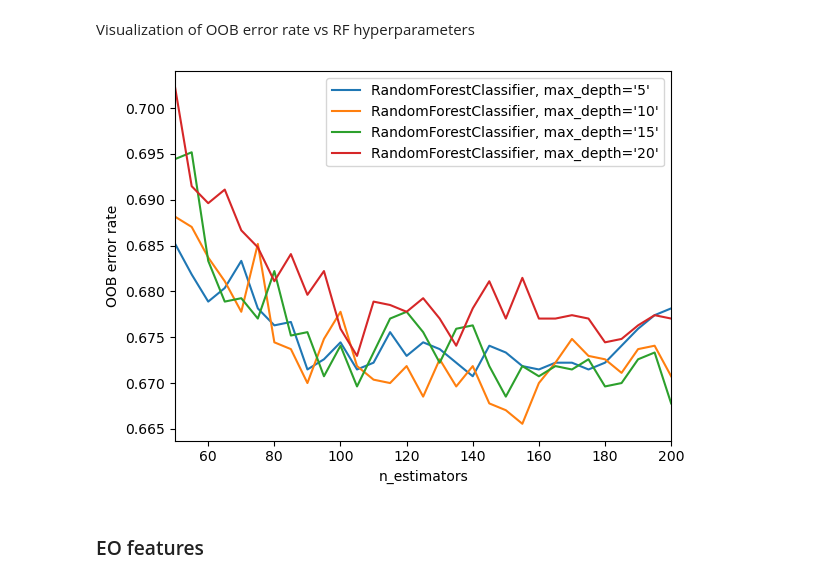
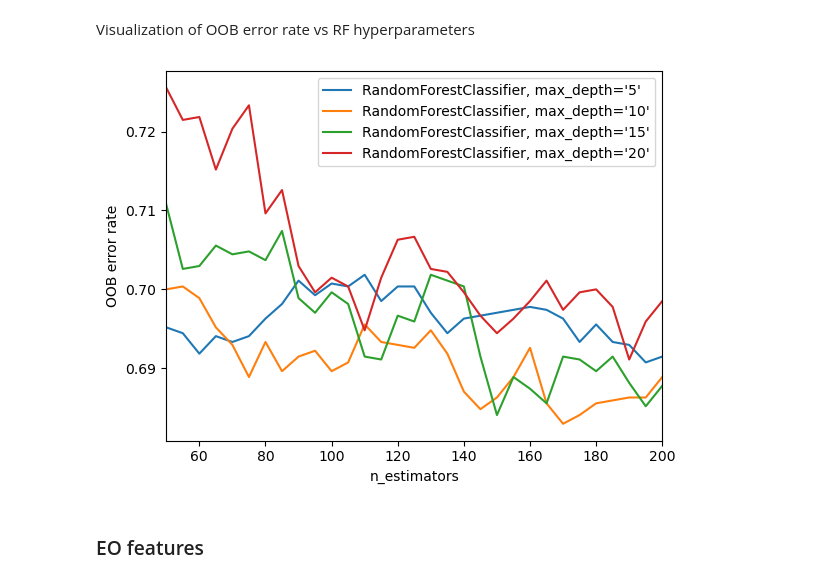
Before and after one commit to TSmolders/Internship_EEG, a Jupyter notebook: background_notebooks/boruta_hyperparameter_tuning.ipynb, the cells around one changed output. Drawn from its saved outputs; the diff is of its cells as text; code cells hidden in the pictures.

Commit message:
Changed channel groups
Changed the channel groups for the statistical features in entire pipeline. Additionally added some preliminary notebooks for the GCNs

```diff
--- a/background_notebooks/boruta_hyperparameter_tuning.ipynb
+++ b/background_notebooks/boruta_hyperparameter_tuning.ipynb
@@ -81,12 +66,7 @@ from sklearn.ensemble import RandomForestClassifier
 RANDOM_STATE = 123
 
 # define numeric columns
-numeric_cols = []
-for cond in ['ratio']:
-    for band in bands:
-        for group in channel_groups:
-            for stat in ['std', 'mean', 'median', 'skew', 'kurt']:
-                numeric_cols.append(f'{cond}_{group}_{band}_{stat}')
+numeric_cols = [num_col for num_col in df_features_ratio.columns if 'ratio' in num_col]
 
 X = df_features_ratio[numeric_cols]
 Y = df_features_ratio['diagnosis']
@@ -189,12 +169,7 @@ from sklearn.ensemble import RandomForestClassifier
 RANDOM_STATE = 123
 
 # define numeric columns
-numeric_cols = []
-for cond in ['EC']:
-    for band in bands:
-        for group in channel_groups:
-            for stat in ['std', 'mean', 'median', 'skew', 'kurt']:
-                numeric_cols.append(f'{cond}_{group}_{band}_{stat}')
+numeric_cols = [num_col for num_col in df_features_ec.columns if 'EC' in num_col]
 
 X = df_features_ec[numeric_cols]
 Y = df_features_ec['diagnosis']
@@ -250,34 +225,34 @@ ensemble_clfs = [
 
 ]
 
 # Map a classifier name to a list of (<n_estimators>, <error rate>) pairs.
 error_rate = OrderedDict((label, []) for label, _ in ensemble_clfs)
 
 # Range of `n_estimators` values to explore.
 min_estimators = 50
 max_estimators = 200
 
 for label, clf in ensemble_clfs:
     for i in range(min_estimators, max_estimators + 1, 5):
         clf.set_params(n_estimators=i)
         clf.fit(X, Y)
 
         # Record the OOB error for each `n_estimators=i` setting.
         oob_error = 1 - clf.oob_score_
         error_rate[label].append((i, oob_error))
 
 # Generate the "OOB error rate" vs. "n_estimators" plot.
 for label, clf_err in error_rate.items():
     xs, ys = zip(*clf_err)
     plt.plot(xs, ys, label=label)
 
 plt.xlim(min_estimators, max_estimators)
 plt.xlabel("n_estimators")
 plt.ylabel("OOB error rate")
 plt.legend(loc="upper right")
 plt.show()
 # %% [output]
-[figure, old version]
+[figure, new version]
 # %% [markdown]
 ### EO features
 # %% [markdown]
```
Also changed, not shown: parts of 9 cells of this notebook, 9 other files.
